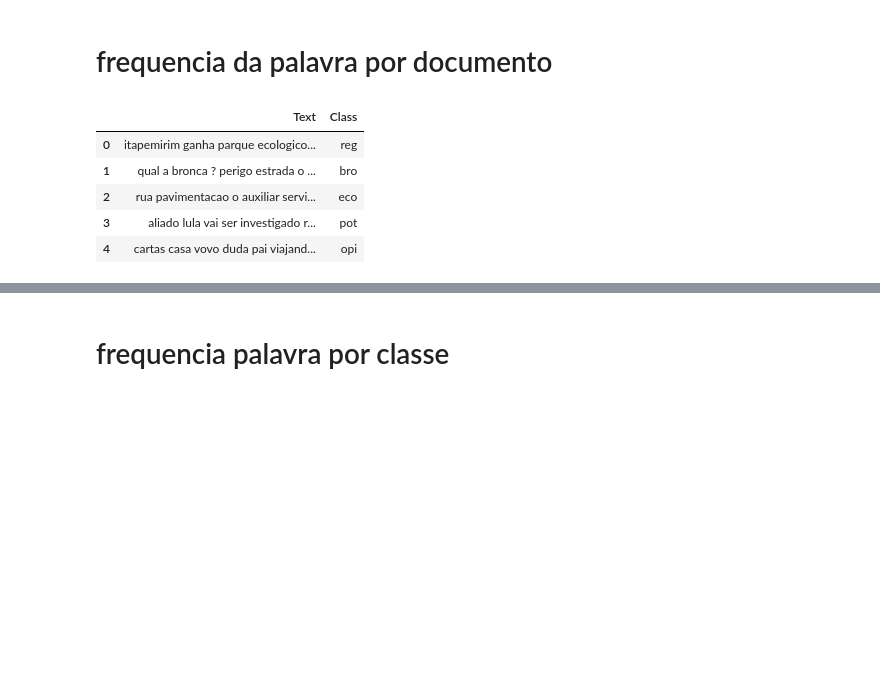
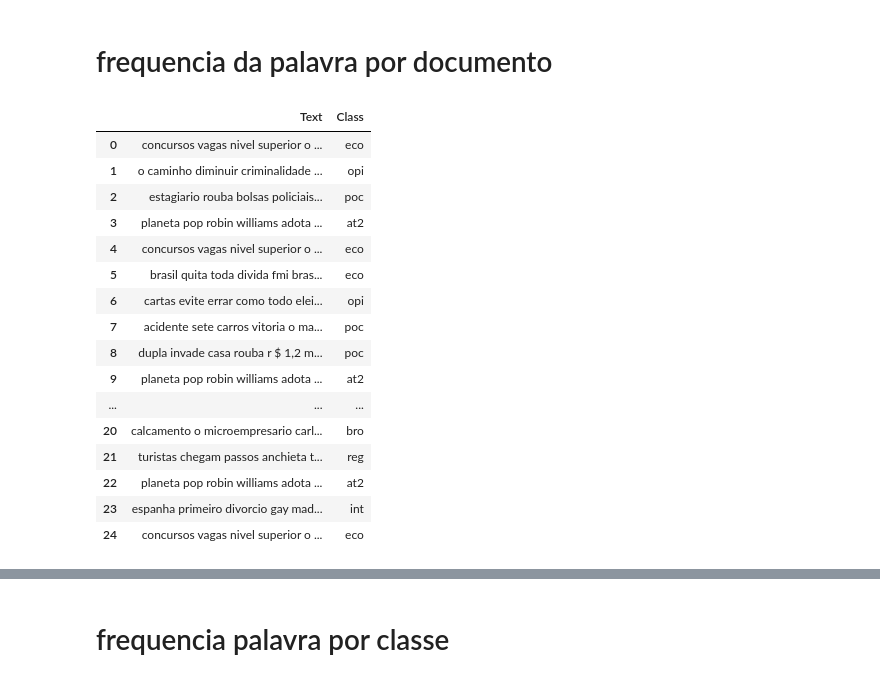
Before and after one commit to brenojantorno/NLP_KNN, a Jupyter notebook: NLP.ipynb, the cells around one changed output, grey strips where cells are left out. Drawn from its saved outputs; the diff is of its cells as text; code cells hidden in the pictures; blank space fills up the shorter version.

```diff
--- a/NLP.ipynb
+++ b/NLP.ipynb
@@ -172,14 +184,25 @@ for i in tqdm(df_text_clean.index):
 
 df_relacao_doc = df_relacao_doc.set_index('Index')
 # %%
-df_text_clean.head()
+df_text_clean.head(25)
 # %% [output]
 |  | Text | Class |
-| 0 | itapemirim ganha parque ecologico... | reg |
-| 1 | qual a bronca ? perigo estrada o ... | bro |
-| 2 | rua pavimentacao o auxiliar servi... | eco |
-| 3 | aliado lula vai ser investigado r... | pot |
-| 4 | cartas casa vovo duda pai viajand... | opi |
+| 0 | concursos vagas nivel superior o ... | eco |
+| 1 | o caminho diminuir criminalidade ... | opi |
+| 2 | estagiario rouba bolsas policiais... | poc |
+| 3 | planeta pop robin williams adota ... | at2 |
+| 4 | concursos vagas nivel superior o ... | eco |
+| 5 | brasil quita toda divida fmi bras... | eco |
+| 6 | cartas evite errar como todo elei... | opi |
+| 7 | acidente sete carros vitoria o ma... | poc |
+| 8 | dupla invade casa rouba r $ 1,2 m... | poc |
+| 9 | planeta pop robin williams adota ... | at2 |
+| ... | ... | ... |
+| 20 | calcamento o microempresario carl... | bro |
+| 21 | turistas chegam passos anchieta t... | reg |
+| 22 | planeta pop robin williams adota ... | at2 |
+| 23 | espanha primeiro divorcio gay mad... | int |
+| 24 | concursos vagas nivel superior o ... | eco |
 # %%
 df_relacao_doc.head()
 # %% [output]
```
Also changed, not shown: parts of 14 cells of this notebook.
